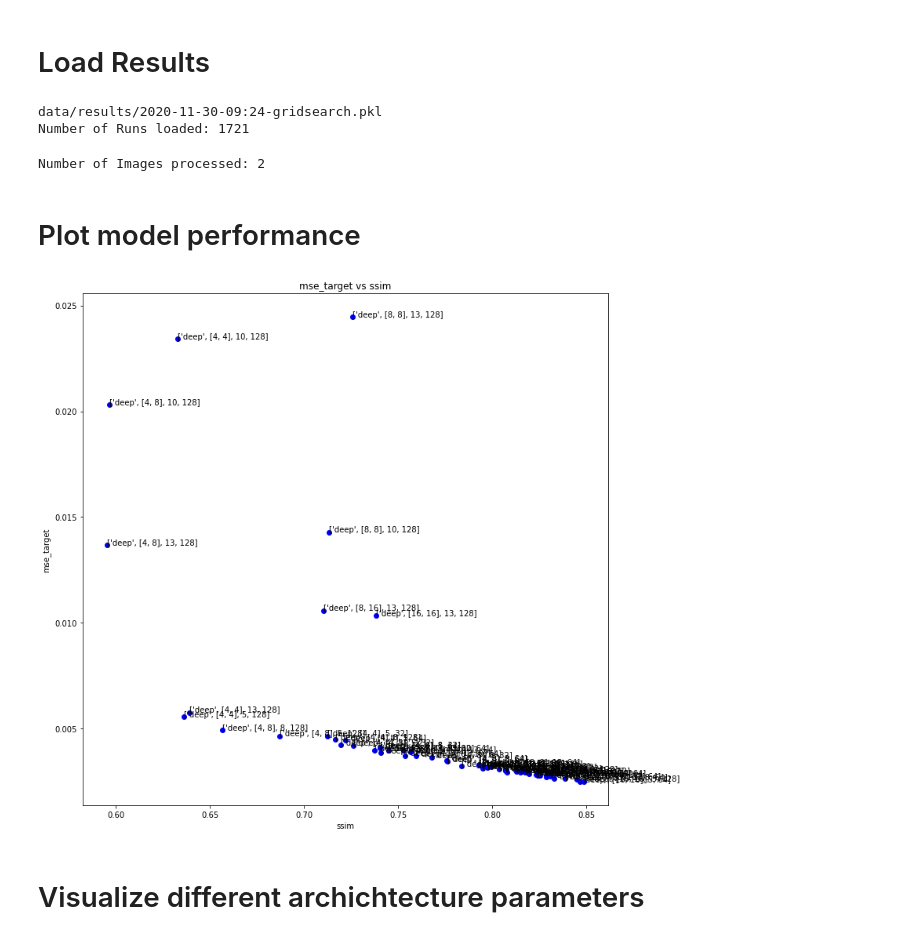
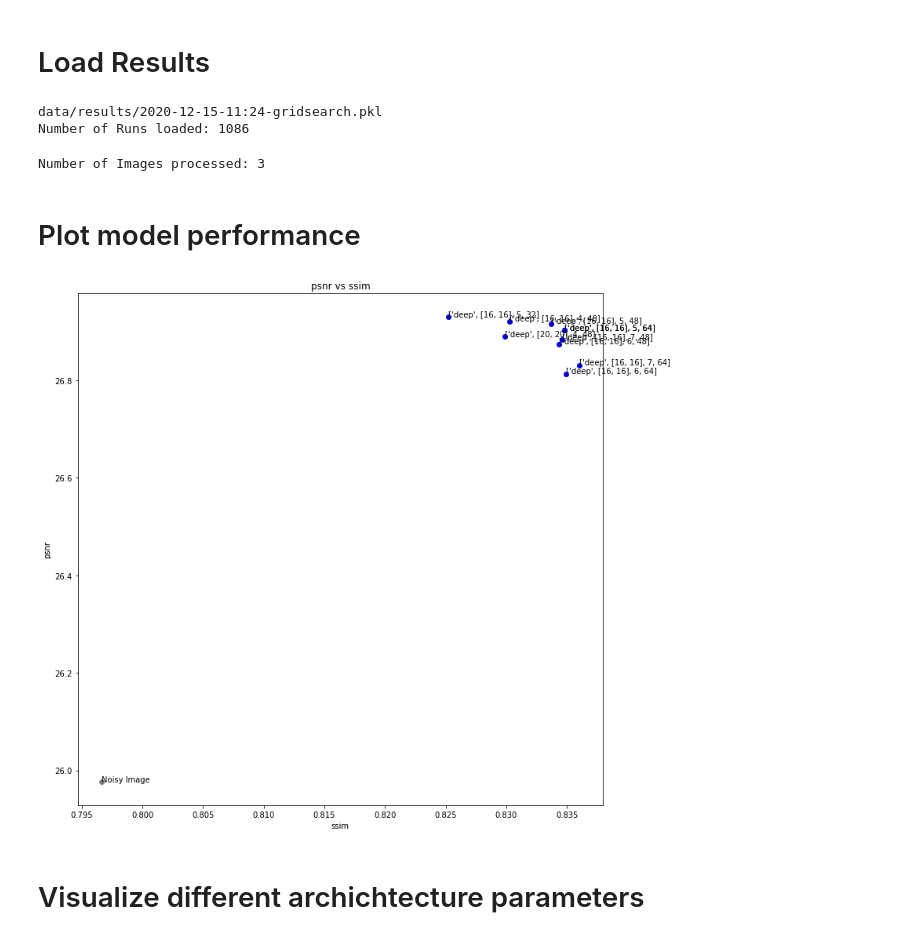
Before and after one commit to jkbg/DiffusionMRI, a Jupyter notebook: evaluate_gridsearch.ipynb, the cells around one changed output. Cells and saved outputs as stored; diff of their text form; code cells hidden in the pictures.

```diff
--- a/evaluate_gridsearch.ipynb
+++ b/evaluate_gridsearch.ipynb
@@ -19,56 +19,75 @@ def get_most_recent_gridsearch():
     return file_paths[-1]
 # %% [markdown]
 # Load Results
-# %%
-#most recent
-file_path = get_most_recent_gridsearch()
-
-# 10 ImageNet v2 with deep
-#file_path = 'data/results/2020-11-24-22:11-gridsearch.pkl'
-
-results = load_results(file_path)
-print(file_path)
-print('Number of Runs loaded:', len(results))
-
-for result in results:
-    result.best_loss_wrt_noisy = result.best_loss_wrt_noisy.cpu()
-# %% [output]
-data/results/2020-11-30-09:24-gridsearch.pkl
-Number of Runs loaded: 1721
+# %%
+#most recent
+file_path = get_most_recent_gridsearch()
+
+# 20 ImageNet v2 with deep with snr=16, pf=8
+# file_path = 'data/results/2020-12-01-08:33-gridsearch.pkl'
+
+# 20 ImageNet v2 with deep with snr=16, pf=8 different architectures
+# file_path = 'data/results/2020-12-01-08:33-gridsearch.pkl'
+
+# 20 ImageNet v2 with deep with snr=inf, pf=8
+# file_path = 'data/results/2020-12-02-08:48-gridsearch.pkl'
+
+# 20 ImageNet v2 with deep with snr=inf, pf=7
+# file_path = 'data/results/2020-12-03-08:49-gridsearch.pkl'
+
+# 20 ImageNet v2 with deep with snr=inf, pf=6
+# file_path = 'data/results/2020-12-04-08:54-gridsearch.pkl'
+
+# 20 ImageNet v2 with deep with snr=inf, pf=5
+# file_path = 'data/results/2020-12-05-08:55-gridsearch.pkl'
+
+# 20 ImageNet v2 with deep with snr=16, pf=8, loss_func=SSIM
+# file_path = 'data/results/2020-12-01-08:33-gridsearch.pkl'
+
+
+
+print(file_path)
+results = load_results(file_path)
+print('Number of Runs loaded:', len(results))
+
+for result in results:
+    result.best_loss_wrt_noisy = result.best_loss_wrt_noisy.cpu()
+# %% [output]
+data/results/2020-12-15-11:24-gridsearch.pkl
+Number of Runs loaded: 1086
 # %%
 gridsearch_running = True
-runs_per_image = 600
+runs_per_image = 360
 if gridsearch_running:
     number_of_images = math.floor(len(results)/runs_per_image)
     results = results[:number_of_images*runs_per_image]
     print(f'Number of Images processed: {number_of_images}')
 # %% [output]
-Number of Images processed: 2
+Number of Images processed: 3
 # %% [markdown]
 # Plot model performance
 # %%
+x='ssim'
+y='psnr'
+
 average_performances = calculate_model_performances(results)
 noisy_performance = calculate_noisy_performance(results)
 filtered_performances = average_performances
-#filtered_performances = filter(lambda x: x['mse_target'] < 0.01, average_performances)
-#filtered_performances = filter(lambda x: x['ssim'] > 0.85, average_performances)
+filtered_performances = sorted(average_performances, key=lambda p: p[x], reverse=True)[:5]
+filtered_performances.extend(sorted(average_performances, key=lambda p: p[y], reverse=True)[:5])
 
 plt.figure(figsize=(12,12))
-
-x='ssim'
-y='mse_target'
-
 for performance in filtered_performances:
     plt.scatter(performance[x], performance[y], c='b')
     plt.annotate(str(performance['description']), (performance[x], performance[y]))
-#plt.scatter(noisy_performance[x], noisy_performance[y], c='y')
-#plt.annotate('Noisy Image', (noisy_performance[x], noisy_performance[y]))
+plt.scatter(noisy_performance[x], noisy_performance[y], c='gray')
+plt.annotate('Noisy Image', (noisy_performance[x], noisy_performance[y]))
 plt.xlabel(x)
 plt.ylabel(y)
 plt.title(f'{y} vs {x}')
 plt.show()
 # %% [output]
-[figure, old version]
+[figure, new version]
 # %% [markdown]
 # Visualize different archichtecture parameters
 # %%
```
Also changed, not shown: parts of 4 cells of this notebook, 4 other files.
